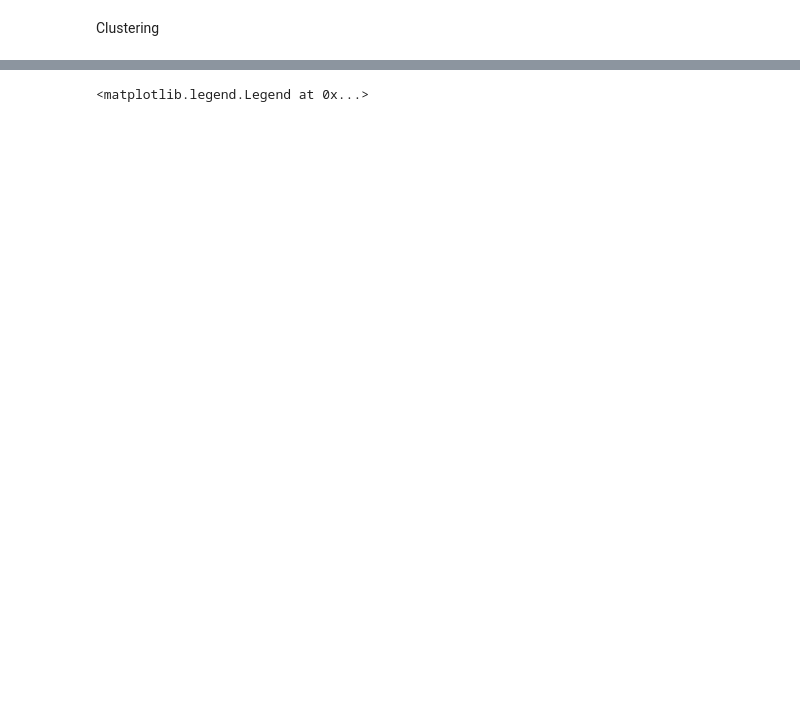
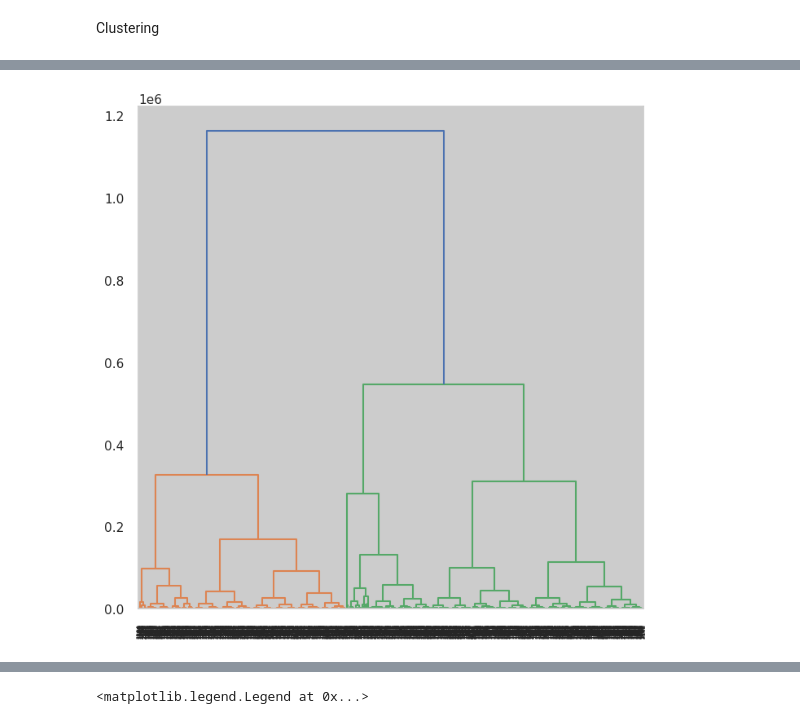
Before and after one commit to nicolaronchini/Clustering, a Jupyter notebook: clustering.ipynb, the cells around one changed output, grey strips where cells are left out. Drawn from its saved outputs; the diff is of its cells as text; code cells hidden in the pictures; blank space fills up the shorter version.

```diff
--- a/clustering.ipynb
+++ b/clustering.ipynb
@@ -819,0 +589,6 @@ plt.show()
+# %%
+import scipy.cluster.hierarchy as shc
+plt.figure(figsize =(8, 8))
+Dendrogram = shc.dendrogram((shc.linkage(data, method ='ward')))
+# %% [output]
+[figure, added]
```
Also changed, not shown: parts of 55 cells of this notebook, 2 other files.
